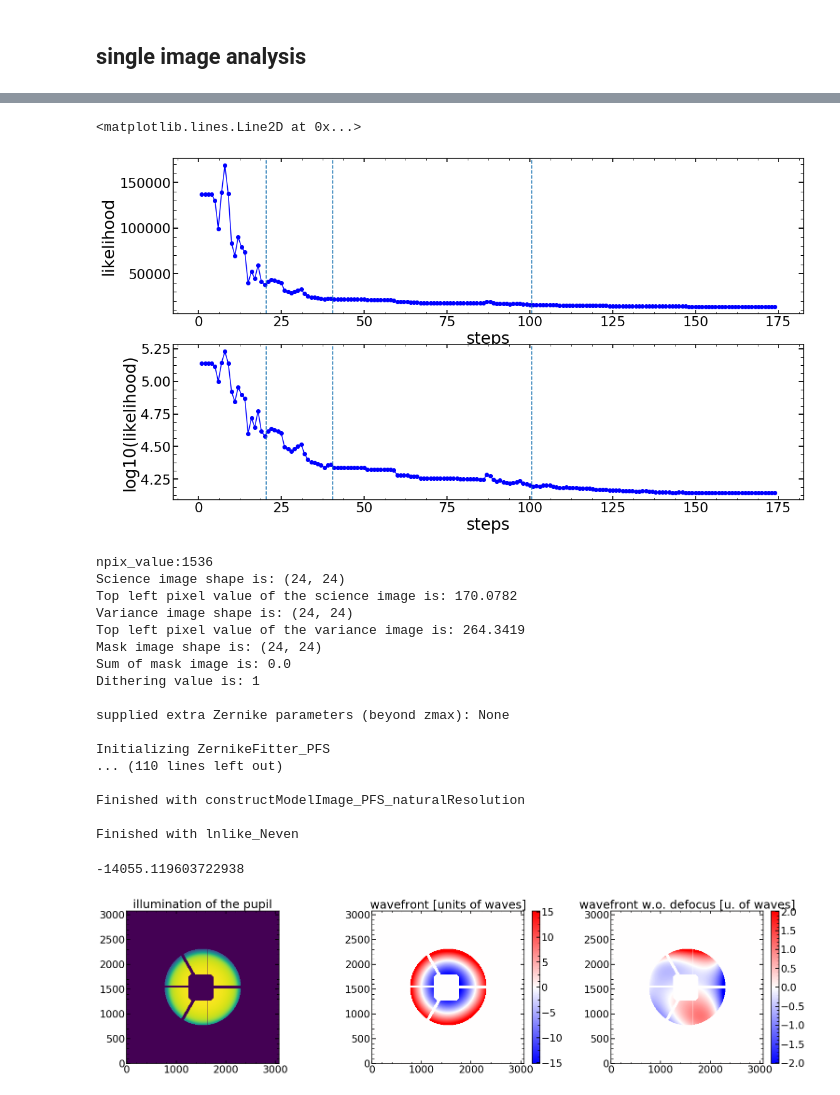
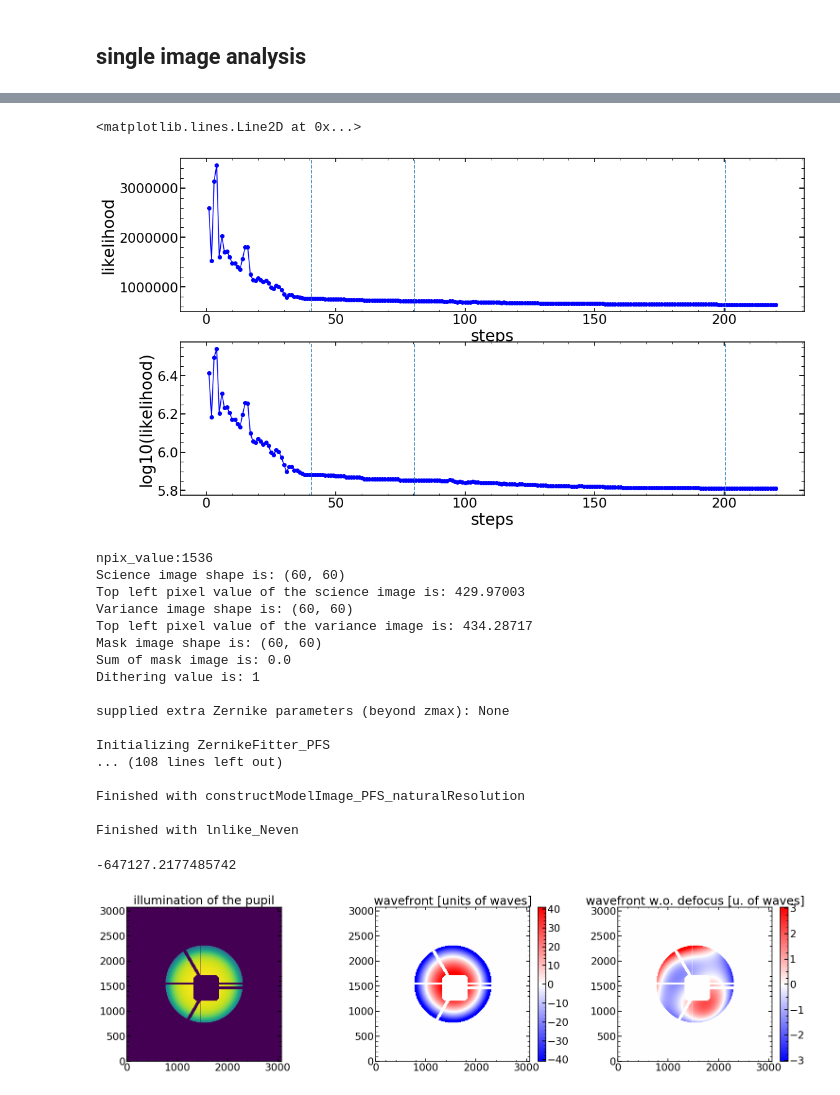
Before and after one commit to Subaru-PFS/dev_2ddrp, a Jupyter notebook: 2d_PSF_code/Zernike_Work_Mar_Apr_2020.ipynb, the cells around one changed output, grey strips where cells are left out. Cells and saved outputs as stored; diff of their text form; code cells hidden in the pictures.

```diff
--- a/2d_PSF_code/Zernike_Work_Mar_Apr_2020.ipynb
+++ b/2d_PSF_code/Zernike_Work_Mar_Apr_2020.ipynb
@@ -969,14 +1575,13 @@ columns22=['z4','z5','z6','z7','z8','z9','z10','z11',
 
 columns22_analysis=columns22+['chi2','chi2max']
 # %%
-
 date='Mar0620'
-obs=21382
+obs=21550+102
 obs_int=int(obs)
-single_number='53'
+single_number='56'
 image_index=int(single_number)
 eps=5
-arc='HgAr'
+arc='Ne'
 dataset=4
 
 if dataset==2:
@@ -1139,7 +1744,15 @@ if dataset==4 or dataset==5:
         print("Not recognized arc-line")
 
 finalArc.loc[int(single_number)]
-double_sources=0
+
+
+if str(finalArc.loc[int(single_number)]['close'])=='0' or str(finalArc.loc[int(single_number)]['close'])=='0.5':
+    double_source=1
+elif str(finalArc.loc[int(single_number)]['close'])=='-1':
+    print('can not be analyzed!')
+else:
+    double_source=None
+
 double_sources_positions_ratios=finalArc.loc[int(single_number)][['second_offset','second_ratio']].values
-double_sources_positions_ratios
+print([double_source,double_sources_positions_ratios])
 # %% [output]
@@ -1168,6 +1796,7 @@ cbar.set_ticks([10,10**2,10**3,10**4,10**5])
 # %%
 single_analysis=Zernike_Analysis(date,obs,single_number,eps,arc,dataset)
-chain0_Emcee3,likechain0_Emcee3=single_analysis.create_chains()
+chain0_Emcee3,likechain0_Emcee3=single_analysis.create_chains_Emcee_2()
+len_of_chains=single_analysis.len_of_chains()
 
 minchain,like_min=single_analysis.create_likelihood()
 # %% [output]
@@ -1210,27 +1822,27 @@ print(dfglobal2)
 # %%
 size=chain0_Emcee3.shape[1]
 matplotlib.rcParams.update({'font.size': 18})
 plt.figure(figsize=(18,10))
 plt.subplot(211)
 plt.plot(np.linspace(1,len(like_min),len(like_min)),like_min,'blue',ls='-',marker='o')
 plt.ylabel('likelihood')
 plt.xlabel('steps')
-plt.axvline(size+0.5,ls='--')
-plt.axvline(size*2+0.5,ls='--')
-plt.axvline(size*5+0.5,ls='--')
+plt.axvline(np.sum(len_of_chains[:1])+0.5,ls='--')
+plt.axvline(np.sum(len_of_chains[:2])+0.5,ls='--')
+plt.axvline(np.sum(len_of_chains[:3])+0.5,ls='--')
 plt.subplot(212)
 plt.plot(np.linspace(1,len(like_min),len(like_min)),np.log10(like_min),'blue',ls='-',marker='o')
 plt.ylabel('log10(likelihood)')
 plt.xlabel('steps')
-plt.axvline(size+0.5,ls='--')
-plt.axvline(2*size+0.5,ls='--')
-plt.axvline(5*size+0.5,ls='--')
+plt.axvline(np.sum(len_of_chains[:1])+0.5,ls='--')
+plt.axvline(np.sum(len_of_chains[:2])+0.5,ls='--')
+plt.axvline(np.sum(len_of_chains[:3])+0.5,ls='--')
 # %% [output]
 <matplotlib.lines.Line2D at 0x...>
-[figure, old version]
+[figure, new version]
 # %%
 model = LN_PFS_single(sci_image,var_image,mask_image=mask_image,dithering=1,save=1,zmax=22,verbosity=1,\
-                      double_sources=None,double_sources_positions_ratios=double_sources_positions_ratios,npix=1536)
+                      double_sources=double_source,double_sources_positions_ratios=double_sources_positions_ratios,npix=1536)
 #minchain_new=np.copy(minchain)
 #minchain_new[0]=10
 #minchain_new[1]=5
@@ -1238,23 +1850,23 @@ model = LN_PFS_single(sci_image,var_image,mask_image=mask_image,dithering=1,save
 model(minchain)
 # %% [output]
 npix_value:1536
-Science image shape is: (24, 24)
-Top left pixel value of the science image is: 170.0782
-Variance image shape is: (24, 24)
-Top left pixel value of the variance image is: 264.3419
-Mask image shape is: (24, 24)
+Science image shape is: (60, 60)
+Top left pixel value of the science image is: 429.97003
+Variance image shape is: (60, 60)
+Top left pixel value of the variance image is: 434.28717
+Mask image shape is: (60, 60)
 Sum of mask image is: 0.0
 Dithering value is: 1
 
 supplied extra Zernike parameters (beyond zmax): None
 
 Initializing ZernikeFitter_PFS
-... (110 lines left out)
+... (108 lines left out)
 
 Finished with constructModelImage_PFS_naturalResolution
 
 Finished with lnlike_Neven
--14055.119603722938
+-647127.2177485742
 # %%
 pupililluminated=np.load(TESTING_PUPIL_IMAGES_FOLDER+'pupil.illuminated.npy')
 ilum=np.load(TESTING_PUPIL_IMAGES_FOLDER+'ilum.npy')
@@ -1284,7 +1896,7 @@ optPsf_cut_grating_convolved_simulation_cut=np.load(TESTING_FINAL_IMAGES_FOLDER+
 # %%
 single_analysis.illumination_wavefront_plot()
 # %% [output]
-[figure, old version]
+[figure, new version]
 # %%
 matplotlib.rcParams.update({'font.size': 14})
 single_analysis.create_basic_comparison_plot()
```
Also changed, not shown: parts of 71 cells of this notebook, 3 other files.
